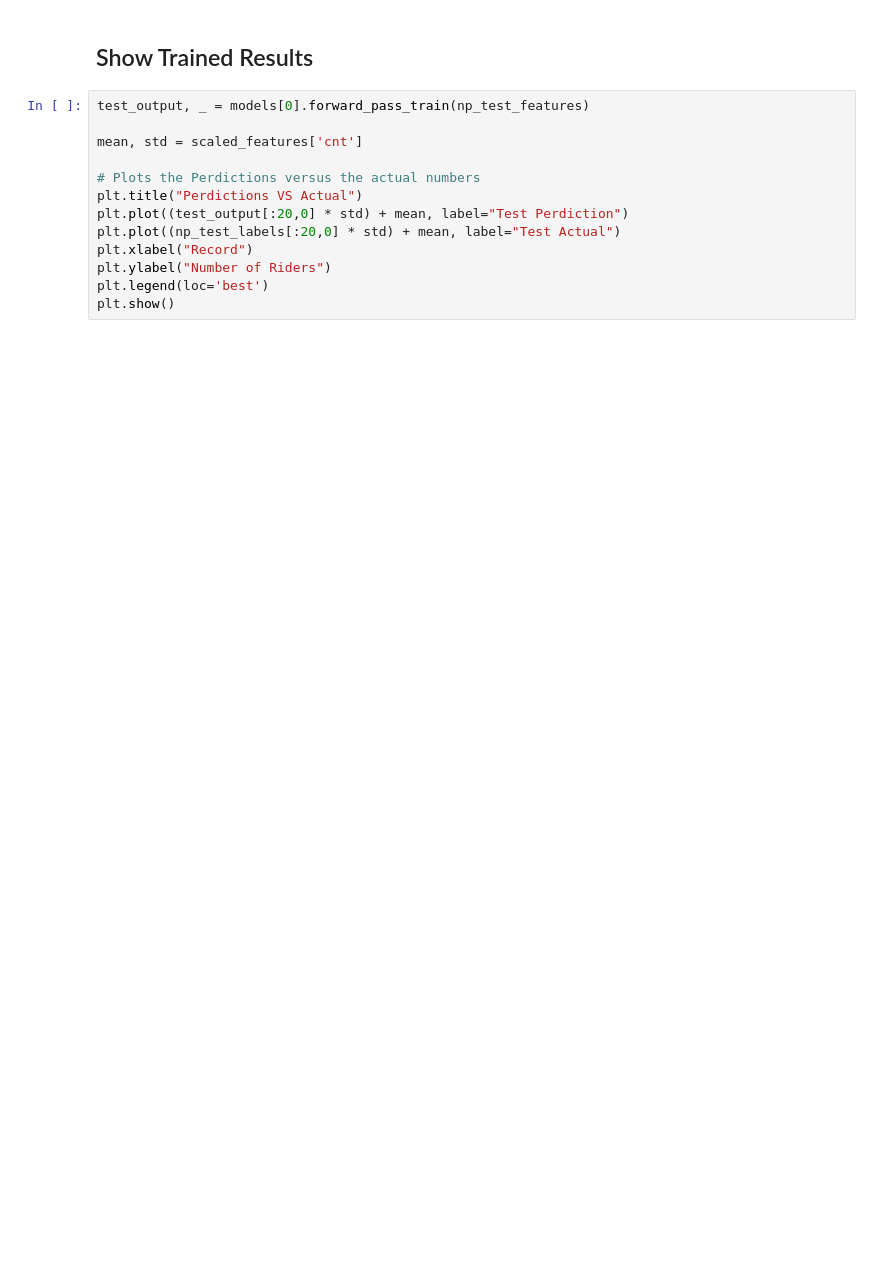
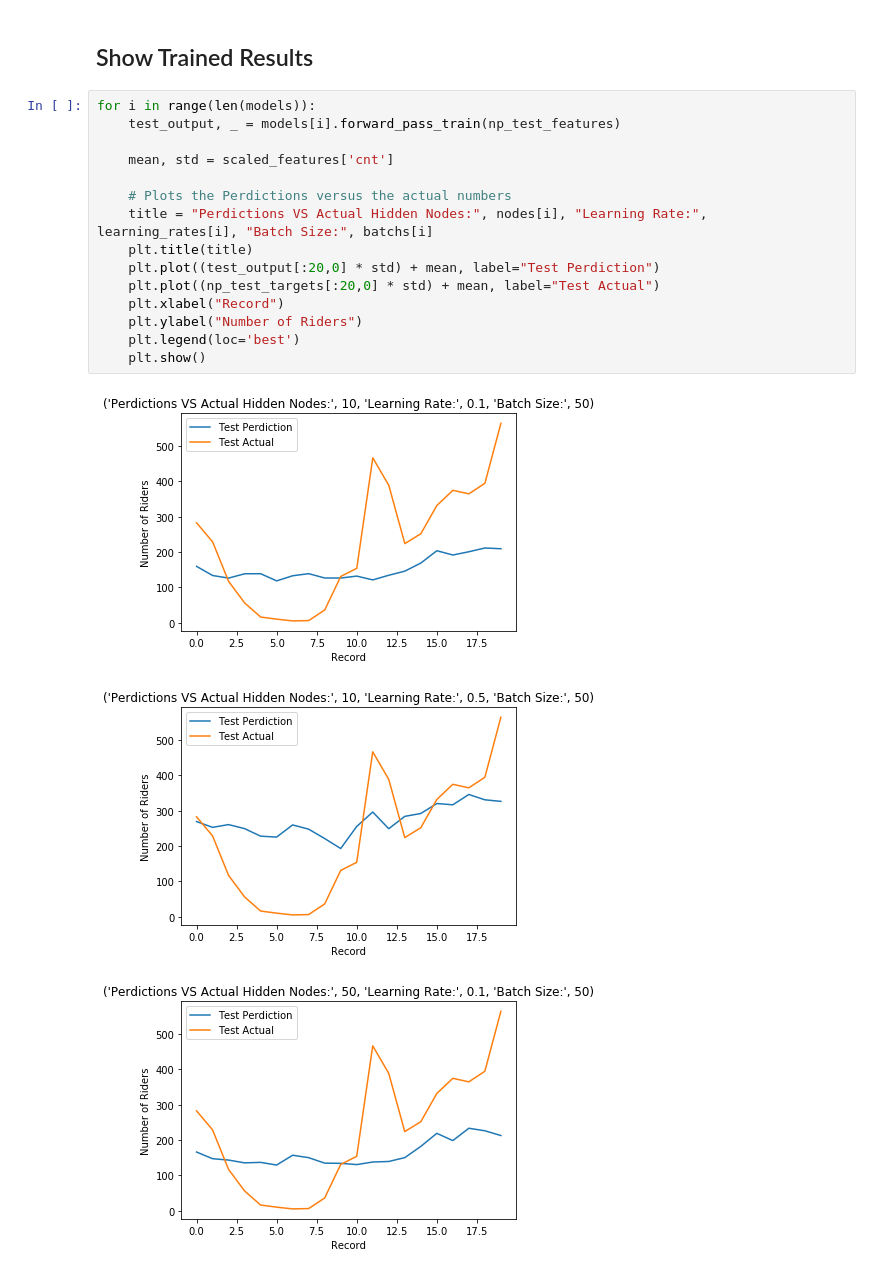
Before and after one commit to gimseng/99-ML-Learning-Projects, a Jupyter notebook: 011/solution/mlp_from_scratch.ipynb, the cells around one changed output. Drawn from its saved outputs; the diff is of its cells as text; blank space fills up the shorter version.

Commit message:
Added Readmes and editted Training Section

```diff
--- a/011/solution/mlp_from_scratch.ipynb
+++ b/011/solution/mlp_from_scratch.ipynb
@@ -1023,15 +1045,21 @@ NameError: name 'quiet' is not defined
 # %% [markdown]
 ## Show Trained Results
 # %%
-test_output, _ = models[0].forward_pass_train(np_test_features)
+for i in range(len(models)):
+    test_output, _ = models[i].forward_pass_train(np_test_features)
 
-mean, std = scaled_features['cnt']
+    mean, std = scaled_features['cnt']
 
-# Plots the Perdictions versus the actual numbers
-plt.title("Perdictions VS Actual")
-plt.plot((test_output[:20,0] * std) + mean, label="Test Perdiction")
-plt.plot((np_test_labels[:20,0] * std) + mean, label="Test Actual")
-plt.xlabel("Record")
-plt.ylabel("Number of Riders")
-plt.legend(loc='best')
-plt.show()
+    # Plots the Perdictions versus the actual numbers
+    title = "Perdictions VS Actual Hidden Nodes:", nodes[i], "Learning Rate:", learning_rates[i], "Batch Size:", batchs[i]
+    plt.title(title)
+    plt.plot((test_output[:20,0] * std) + mean, label="Test Perdiction")
+    plt.plot((np_test_targets[:20,0] * std) + mean, label="Test Actual")
+    plt.xlabel("Record")
+    plt.ylabel("Number of Riders")
+    plt.legend(loc='best')
+    plt.show()
+# %% [output]
+[figure, added]
+[figure, added]
+[figure, added]
```
Also changed, not shown: parts of 15 cells of this notebook, 2 other files.
